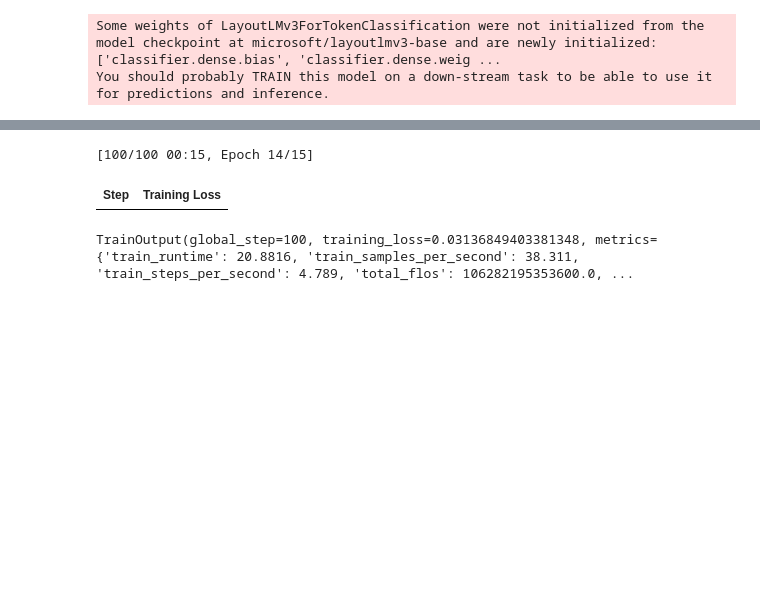
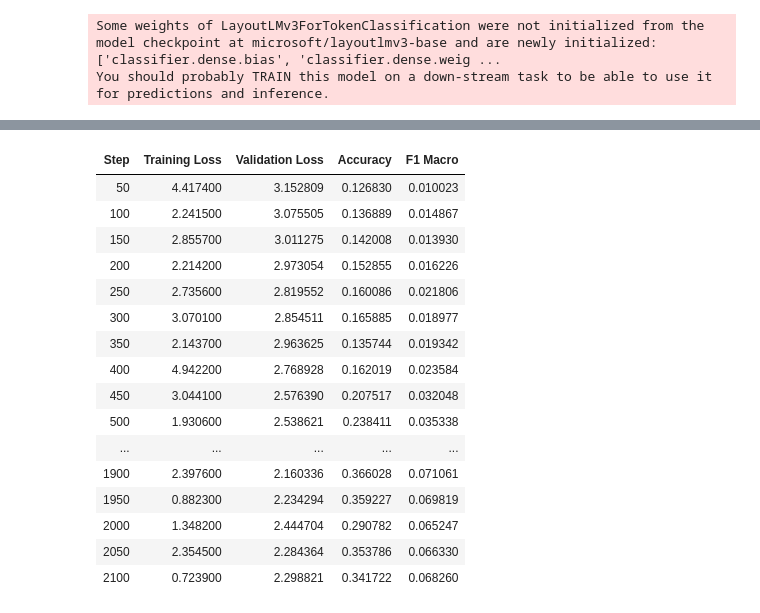
Before and after one commit to amaljoe/doctr-dit, a Jupyter notebook: notebooks/layout.ipynb, the cells around one changed output, grey strips where cells are left out. Saved outputs shown, nothing was run; the diff lists cells and outputs as text; code cells hidden in the pictures; blank space fills up the shorter version.

Commit message:
ckpt: succesful train with seq head

```diff
--- a/notebooks/layout.ipynb
+++ b/notebooks/layout.ipynb
@@ -4,10 +7,26 @@ import segment
 importlib.reload(segment)
 from segment import load_report_with_images, get_docs_with_ocr
 from doctr.models import ocr_predictor
+import os
+import pickle
 
-ocr_model = ocr_predictor(det_arch='db_resnet50', reco_arch='crnn_vgg16_bn', pretrained=True).cuda()
-items = load_report_with_images(limit=32)
-print("Loaded:", len(items))
-docs = get_docs_with_ocr(items, ocr_model)
-print("Parsed:", len(docs))
+CACHE_PATH = "../data/cache/ocr_docs3.pkl"
+
+if os.path.exists(CACHE_PATH):
+    print("Loading docs from cache...")
+    with open(CACHE_PATH, "rb") as f:
+        docs = pickle.load(f)
+    print("Loaded from cache:", len(docs))
+else:
+    ocr_model = ocr_predictor(det_arch='db_resnet50', reco_arch='crnn_vgg16_bn', pretrained=True).cuda()
+    items = load_report_with_images(limit=32)
+    print("Loaded:", len(items))
+    docs = get_docs_with_ocr(items, ocr_model)
+    os.makedirs(os.path.dirname(CACHE_PATH), exist_ok=True)
+    with open(CACHE_PATH, "wb") as f:
+        pickle.dump(docs, f)
+    print("Saved docs to cache:", CACHE_PATH)
+
+docs = [doc for doc in docs if len(doc['segments']) < 120]
+print("Processed Docs:", len(docs))
 # %% [output]
@@ -131,7 +157,7 @@ def compute_metrics(p):
     }
 # %%
 from transformers import TrainingArguments, Trainer
-
+import wandb
 
 class LayoutTrainer(Trainer):
     def get_train_dataloader(self):
@@ -142,10 +168,15 @@ class LayoutTrainer(Trainer):
 
 args = TrainingArguments(
     output_dir="../models/layoutlmv3-finetuned", # name of directory to store the checkpoints
-    max_steps=100, # we train for a maximum of 1,000 batches
+    max_steps=3000, # we train for a maximum of 1,000 batches
     warmup_ratio=0.1, # we warmup a bit
     fp16=True, # we use mixed precision (less memory consumption)
     push_to_hub=False, # after training, we'd like to push our model to the hub
+    report_to=["wandb"],
+    run_name="layoutlmv3-run-1",
+    logging_steps=1,
+    eval_strategy="steps",
+    eval_steps=50,
 )
 
 # Initialize our Trainer
@@ -153,6 +184,7 @@ trainer = LayoutTrainer(
     model=model,
     args=args,
     compute_metrics=compute_metrics,
+    eval_dataset=test_dataset
 )
 
 trainer.train()
@@ -161,6 +193,20 @@ WARNING:accelerate.utils.other:Detected kernel version 4.18.0, which is below th
-[100/100 00:15, Epoch 14/15]
-| Step | Training Loss |
+| Step | Training Loss | Validation Loss | Accuracy | F1 Macro |
+| 50 | 4.417400 | 3.152809 | 0.126830 | 0.010023 |
+| 100 | 2.241500 | 3.075505 | 0.136889 | 0.014867 |
+| 150 | 2.855700 | 3.011275 | 0.142008 | 0.013930 |
+| 200 | 2.214200 | 2.973054 | 0.152855 | 0.016226 |
+| 250 | 2.735600 | 2.819552 | 0.160086 | 0.021806 |
+| 300 | 3.070100 | 2.854511 | 0.165885 | 0.018977 |
+| 350 | 2.143700 | 2.963625 | 0.135744 | 0.019342 |
+| 400 | 4.942200 | 2.768928 | 0.162019 | 0.023584 |
+| 450 | 3.044100 | 2.576390 | 0.207517 | 0.032048 |
+| 500 | 1.930600 | 2.538621 | 0.238411 | 0.035338 |
+| ... | ... | ... | ... | ... |
+| 1900 | 2.397600 | 2.160336 | 0.366028 | 0.071061 |
+| 1950 | 0.882300 | 2.234294 | 0.359227 | 0.069819 |
+| 2000 | 1.348200 | 2.444704 | 0.290782 | 0.065247 |
+| 2050 | 2.354500 | 2.284364 | 0.353786 | 0.066330 |
+| 2100 | 0.723900 | 2.298821 | 0.341722 | 0.068260 |
-TrainOutput(global_step=100, training_loss=0.03136849403381348, metrics={'train_runtime': 20.8816, 'train_samples_per_second': 38.311, 'train_steps_per_second': 4.789, 'total_flos': 106282195353600.0, ...
 # %%
 predictions, labels, metrics = trainer.predict(test_dataset)
 print(metrics)
```
Also changed, not shown: parts of 9 cells of this notebook, 6 other files.
